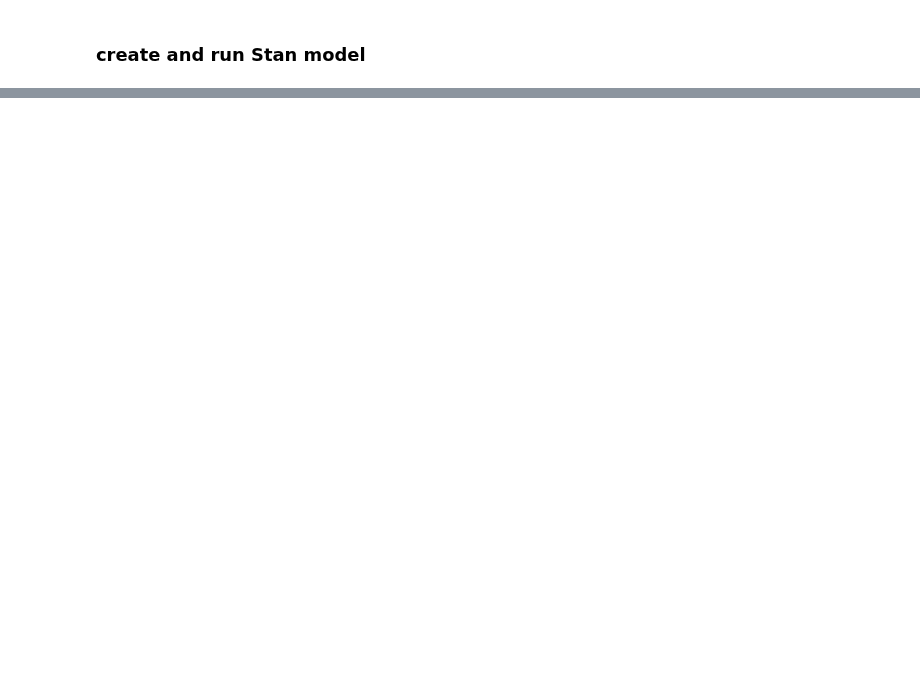
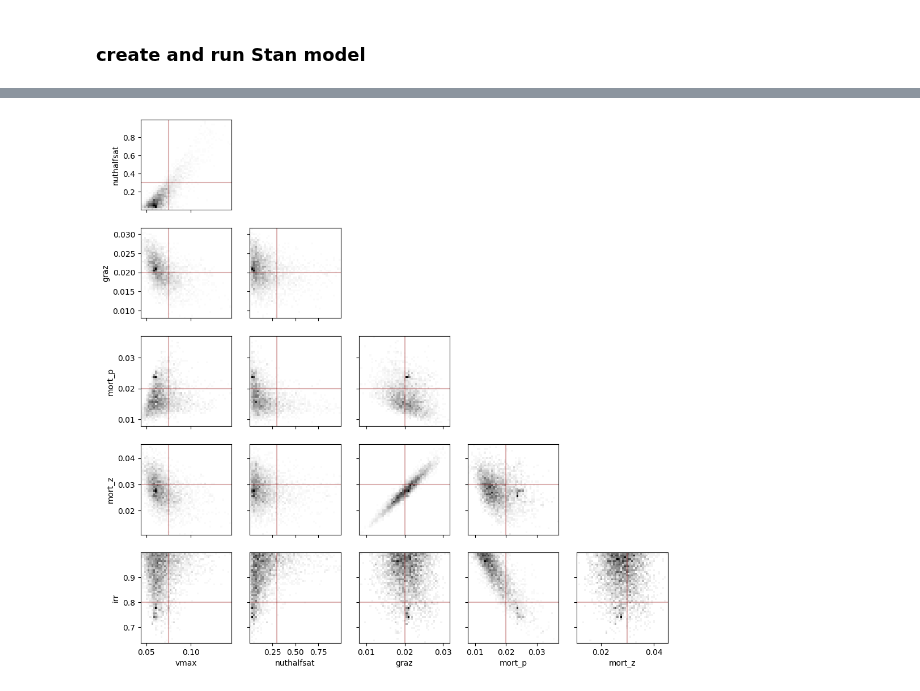
Before and after one commit to CBIOMES/bayesian_cbiomes, a Jupyter notebook: case_studies/npz/npz_jl.ipynb, the cells around one changed output, grey strips where cells are left out. Drawn from its saved outputs; the diff is of its cells as text; code cells hidden in the pictures; blank space fills up the shorter version.

Commit message:
added pairs plot

```diff
--- a/case_studies/npz/npz_jl.ipynb
+++ b/case_studies/npz/npz_jl.ipynb
@@ -280,0 +281,28 @@ axs[3].set(xticklabels=tobs, xlabel="time (days)");
+# %%
+parameter_names = ["vmax","nuthalfsat","graz","mort_p","mort_z","irr"]
+nparam = length(parameter_names)
+cmap = plt.get_cmap("gray_r")
+
+fig,axs = plt.subplots(nrows=nparam-1, ncols=nparam-1, sharex="col", sharey="row", figsize=(12,12))
+for ax in axs
+    ax.set_visible(false)
+end
+for irow in 2:nparam
+    for icol in 1:irow-1
+        ax = axs[irow-1,icol]
+        ax.set_visible(true)
+        xname = parameter_names[icol]
+        yname = parameter_names[irow]
+        ax.hist2d(rawdata[!,Symbol(xname)],rawdata[!,Symbol(yname)],bins=50,cmap=cmap)
+        ax.axvline(theta[icol], color="darkred", alpha=0.3)
+        ax.axhline(theta[irow], color="darkred", alpha=0.3)
+        if icol == 1
+            ax.set_ylabel(yname)
+        end
+        if irow == nparam
+            ax.set_xlabel(xname)
+        end
+    end
+end
+# %% [output]
+[figure, added]
```
Also changed, not shown: parts of 7 cells of this notebook.
